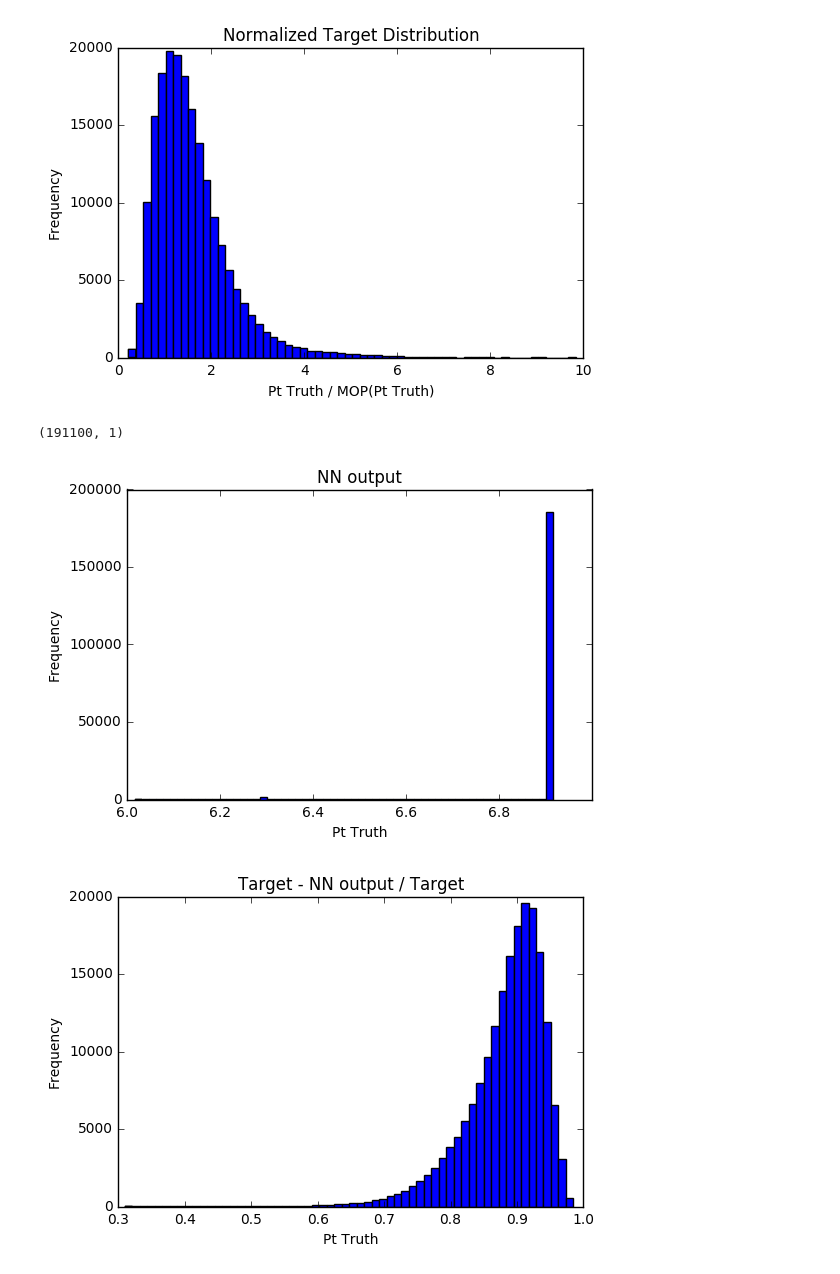
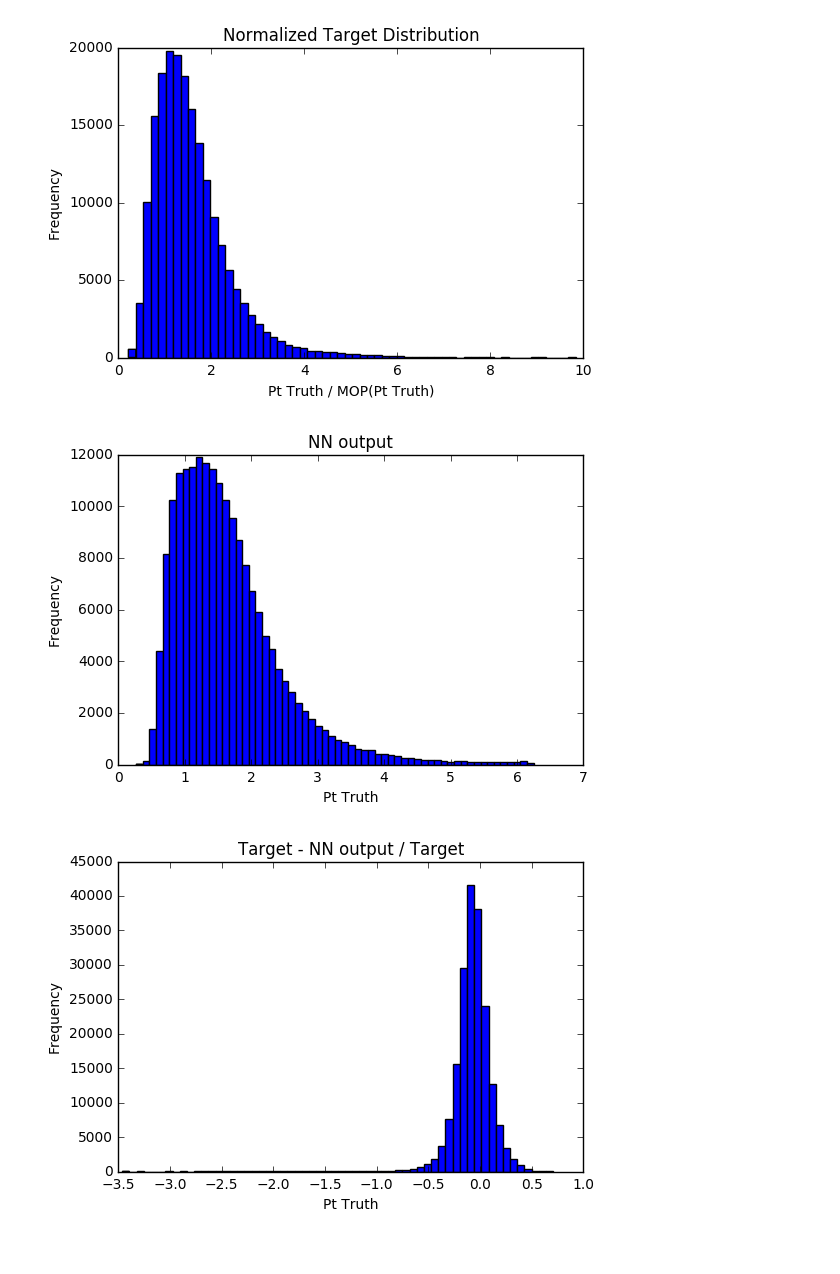
Before and after one commit to micaelverissimo/PtRelAnalysis, a Jupyter notebook: NeuralAnalysis.ipynb, the cells around one changed output. Drawn from its saved outputs; the diff is of its cells as text; code cells hidden in the pictures.

Commit message:
NN plots

```diff
--- a/NeuralAnalysis.ipynb
+++ b/NeuralAnalysis.ipynb
@@ -147,7 +147,7 @@ for ifold in range(0,4):
                                             verbose=0, mode='auto')
         #start_time = time.time()
         init_trn_desc = model.fit(norm_all_data[train_id], norm_target[train_id],
-                                nb_epoch=10,
+                                nb_epoch=100,
                                 batch_size=8,
                                 callbacks=[earlyStopping],
                                 verbose=0,
@@ -187,0 +180,6 @@ print(init_trn_desc.history)
+# %%
+# Get the NN output with all envents
+
+NN_output = model.predict(norm_all_data, batch_size=8, verbose=0)
+
+print NN_output
@@ -235,15 +241,14 @@ plt.xlabel("Pt Truth")
 plt.ylabel("Frequency")
 plt.show()
 # %% [output]
-(191100, 1)
-[figure, old version]
+[figure, new version]
 # %%
 import matplotlib.pyplot as plt
 
-plt.hist((data_target - NN_output)/data_target, 60)
+plt.hist((norm_target - NN_output)/norm_target, 60)
 plt.title("Target - NN output / Target")
 plt.xlabel("Pt Truth")
 plt.ylabel("Frequency")
 plt.show()
 # %% [output]
-[figure, old version]
+[figure, new version]
```
Also changed, not shown: parts of 6 cells of this notebook.
